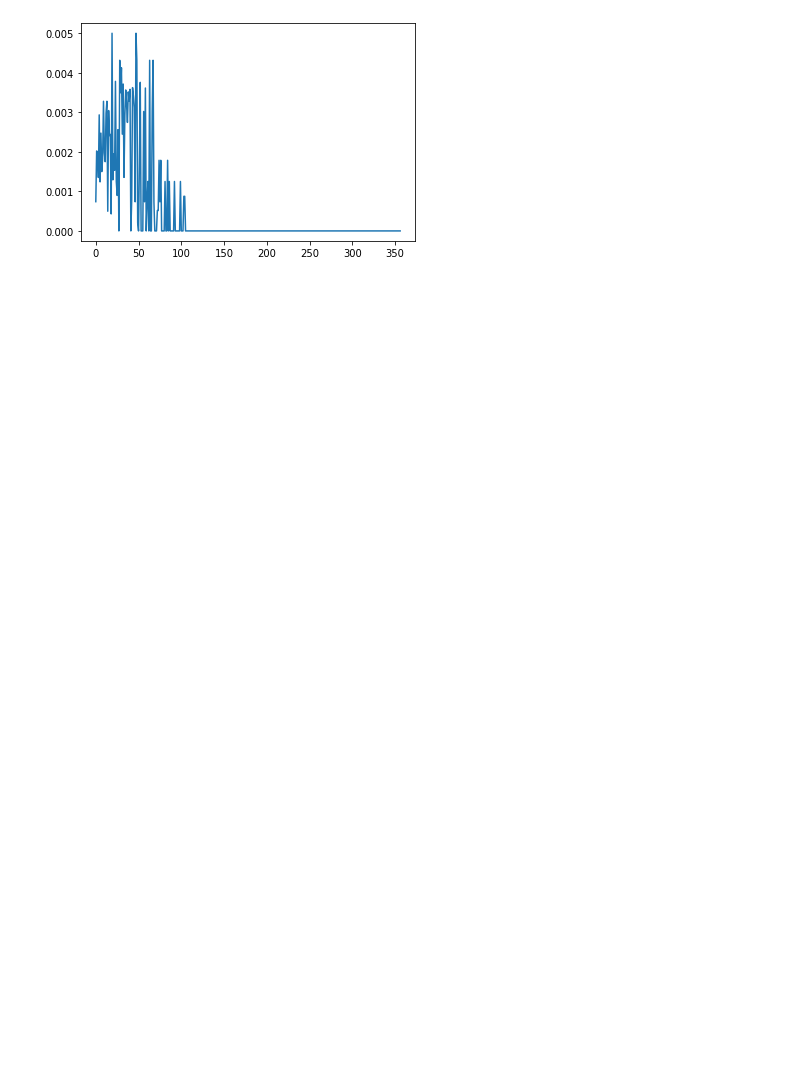
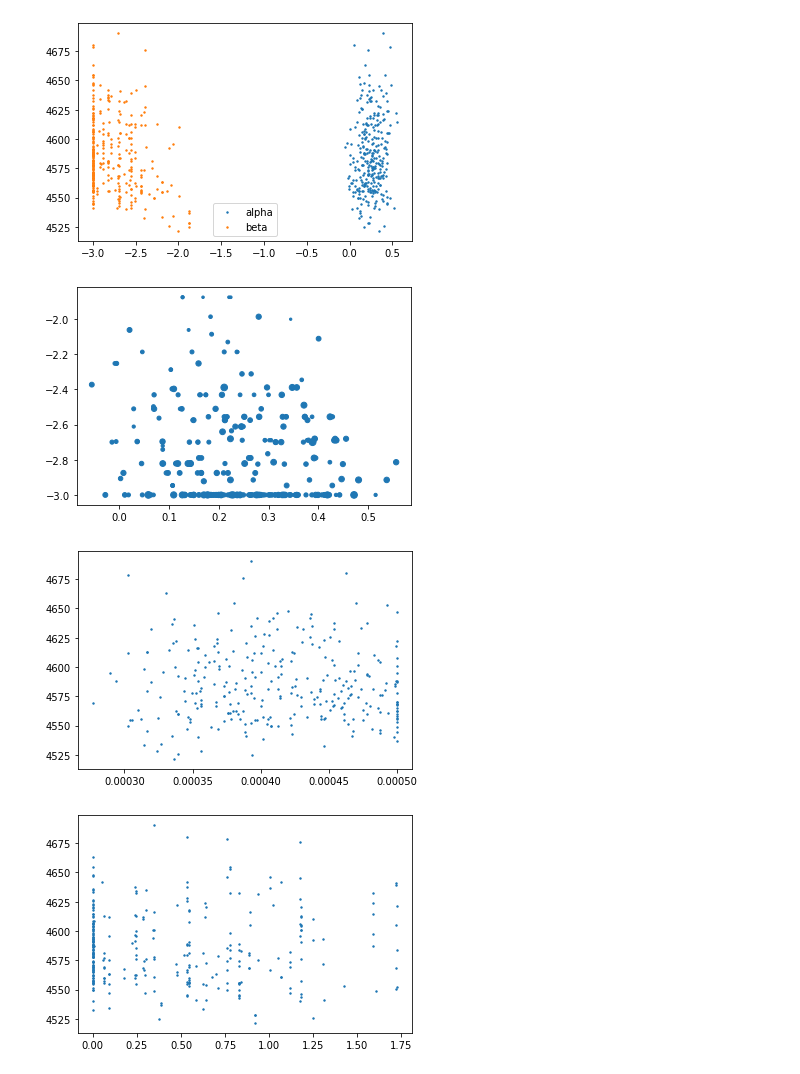
Before and after one commit to ice-cube-1/herring-1, a Jupyter notebook: analysis/hof_analysis.ipynb, the cells around one changed output. Saved outputs shown, nothing was run; the diff lists cells and outputs as text; code cells hidden in the pictures; blank space fills up the shorter version.

```diff
--- a/analysis/hof_analysis.ipynb
+++ b/analysis/hof_analysis.ipynb
@@ -32,4 +38,6 @@ plt.show()
 # %%
-print(predator_data[predator_data.index>325].sort_values("alive",ascending=True).head(10))
-print(prey_data[prey_data.index>325].sort_values("alive",ascending=False).head(10))
+predator_data= predator_data[predator_data.index>200].sort_values("alive",ascending=True)
+prey_data = prey_data[prey_data.index>200].sort_values("alive",ascending=False)
+print(predator_data.head(10))
+print(prey_data.head(10))
 # %% [output]
@@ -53,5 +61,24 @@ print(prey_data[prey_data.index>325].sort_values("alive",ascending=False).head(1
-# %%
-plt.plot(prey_data["delta"])
-plt.show()
-# %% [output]
-[figure, removed]
+# %%
+plt.scatter(prey_data["alpha"],prey_data['alive'],s=2,label='alpha')
+plt.scatter(prey_data["beta"],prey_data['alive'],s=2,label='beta')
+plt.legend()
+plt.show()
+plt.scatter(prey_data["alpha"],prey_data['beta'],s=(prey_data['alive']-4500)/4)
+plt.show()
+plt.scatter(prey_data["delta"],prey_data['alive'],s=2)
+plt.show()
+plt.scatter(prey_data["gamma"],prey_data['alive'],s=2)
+plt.show()
+plt.scatter(predator_data["gamma1"],predator_data['gamma2'],c=predator_data['alive'],cmap='coolwarm_r')
+plt.show()
+plt.scatter(predator_data["gamma1"],predator_data['alive'],label='gamma1',s=2)
+plt.scatter(predator_data["gamma2"],predator_data['alive'],label='gamma2',s=2)
+plt.legend()
+plt.show()
+plt.scatter(predator_data["k"],predator_data['alive'],label='g2',s=2)
+plt.show()
+# %% [output]
+[figure, added]
+[figure, added]
+[figure, added]
+[figure, added]
```
Also changed, not shown: parts of 3 cells of this notebook, 1 other file.
